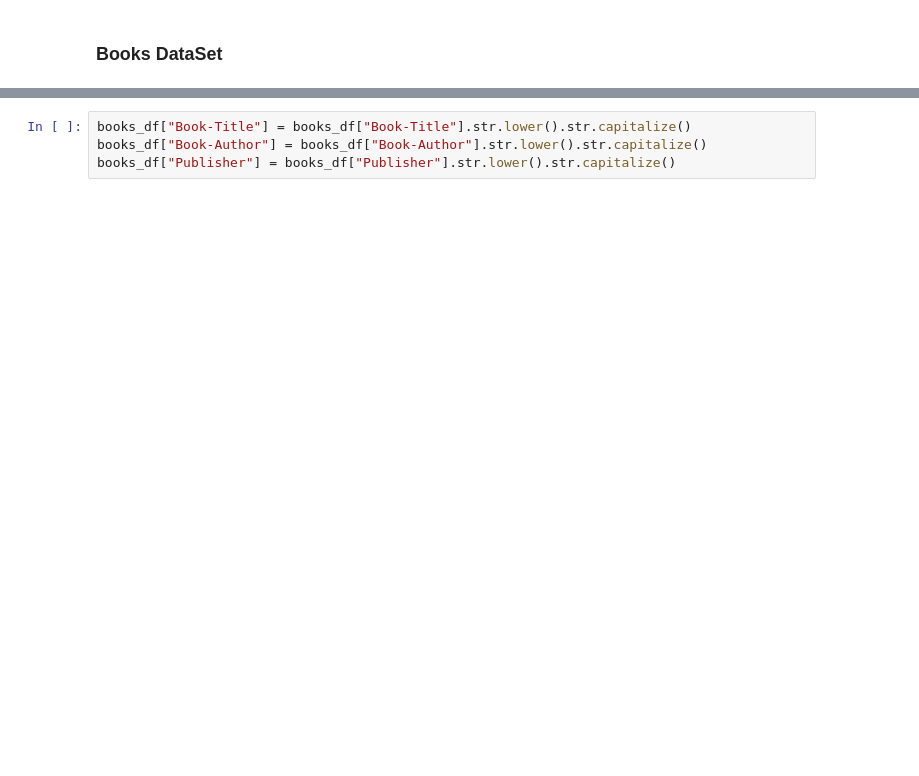
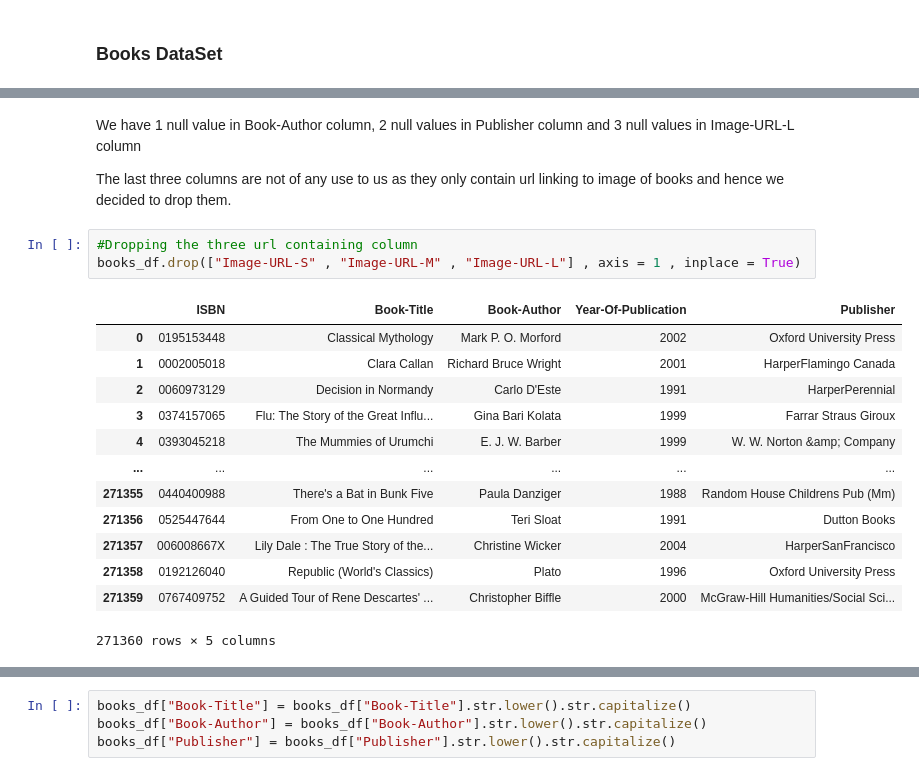
Before and after one commit to Yash1289/Book_Recommendations, a Jupyter notebook: Book_Recommender_System.ipynb, the cells around one changed output, grey strips where cells are left out. Cells and saved outputs as stored; diff of their text form; blank space fills up the shorter version.

```diff
--- a/Book_Recommender_System.ipynb
+++ b/Book_Recommender_System.ipynb
@@ -58,0 +68,21 @@ books_df[books_df["Year-Of-Publication"] == "DK Publishing Inc"]
+# %% [markdown]
+We have 1 null value in Book-Author column, 2 null values in Publisher column and 3 null values in Image-URL-L column
+
+The last three columns are not of any use to us as they only contain url linking to image of books and hence we decided to drop them.
+# %%
+#Dropping the three url containing column
+books_df.drop(["Image-URL-S" , "Image-URL-M" , "Image-URL-L"] , axis = 1 , inplace = True)
+# %% [output]
+|  | ISBN | Book-Title | Book-Author | Year-Of-Publication | Publisher |
+| 0 | 0195153448 | Classical Mythology | Mark P. O. Morford | 2002 | Oxford University Press |
+| 1 | 0002005018 | Clara Callan | Richard Bruce Wright | 2001 | HarperFlamingo Canada |
+| 2 | 0060973129 | Decision in Normandy | Carlo D'Este | 1991 | HarperPerennial |
+| 3 | 0374157065 | Flu: The Story of the Great Influ... | Gina Bari Kolata | 1999 | Farrar Straus Giroux |
+| 4 | 0393045218 | The Mummies of Urumchi | E. J. W. Barber | 1999 | W. W. Norton &amp; Company |
+| ... | ... | ... | ... | ... | ... |
+| 271355 | 0440400988 | There's a Bat in Bunk Five | Paula Danziger | 1988 | Random House Childrens Pub (Mm) |
+| 271356 | 0525447644 | From One to One Hundred | Teri Sloat | 1991 | Dutton Books |
+| 271357 | 006008667X | Lily Dale : The True Story of the... | Christine Wicker | 2004 | HarperSanFrancisco |
+| 271358 | 0192126040 | Republic (World's Classics) | Plato | 1996 | Oxford University Press |
+| 271359 | 0767409752 | A Guided Tour of Rene Descartes' ... | Christopher Biffle | 2000 | McGraw-Hill Humanities/Social Sci... |
+271360 rows × 5 columns
```
Also changed, not shown: parts of 92 cells of this notebook.
